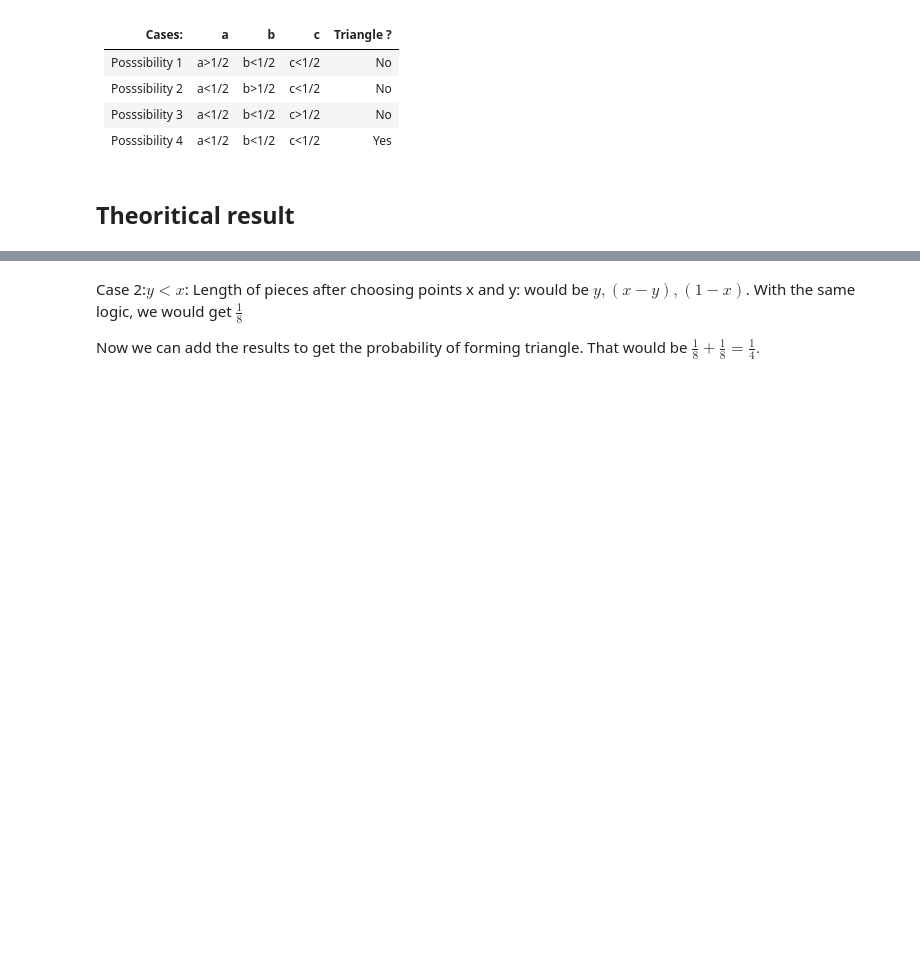
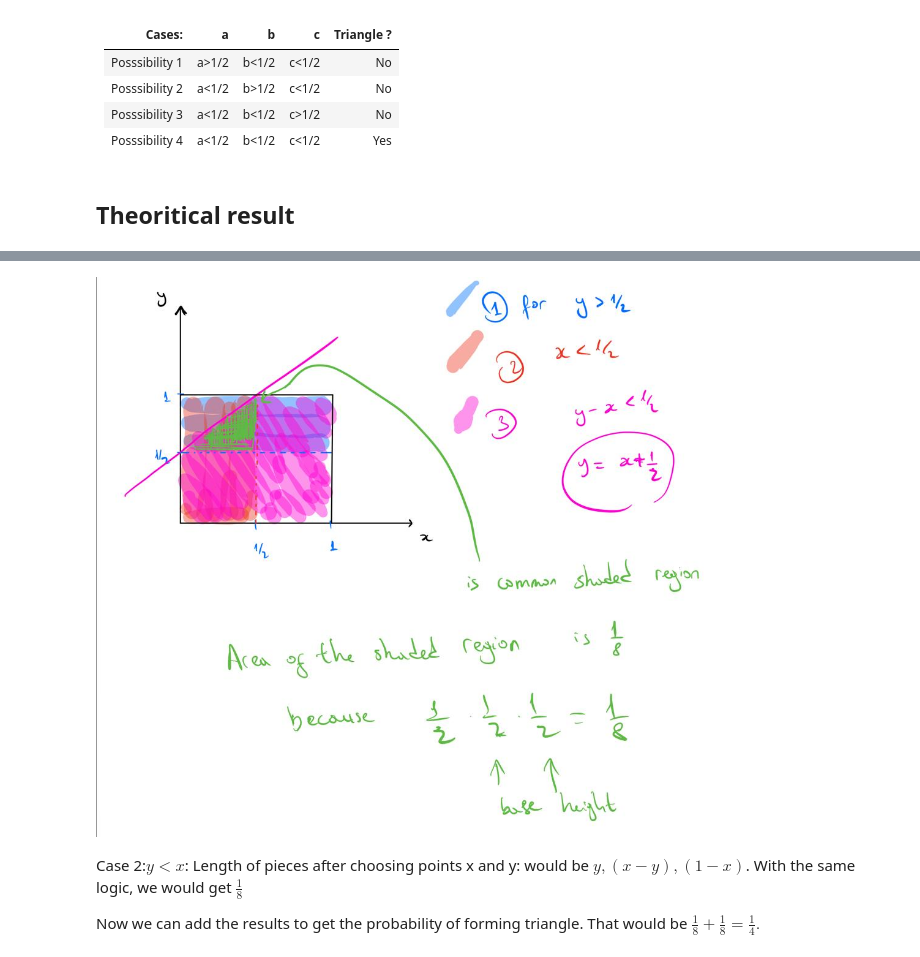
Before and after one commit to sernur/probability_stats_interveiw_questions, a Jupyter notebook: Can you form a triangle March 5, 2021.ipynb, the cells around one changed output, grey strips where cells are left out. Cells and saved outputs as stored; diff of their text form; code cells hidden in the pictures; blank space fills up the shorter version.

```diff
--- a/Can you form a triangle March 5, 2021.ipynb
+++ b/Can you form a triangle March 5, 2021.ipynb
@@ -47,3 +47,8 @@ x + (y-x)  > (1-y)\Rightarrow 2y > 1\Rightarrow  y > (1/2)
+# %%
+from IPython.display import Image
+Image(filename='triangle.jpeg')
+# %% [output]
+[figure, added]
 # %% [markdown]
 Case 2:$y < x$: Length of pieces after choosing points x and y: would be
 $y , (x-y) , (1-x)$. With the same logic, we would get  $\frac{1}{8}$
```
Also changed, not shown: parts of 3 cells of this notebook.
